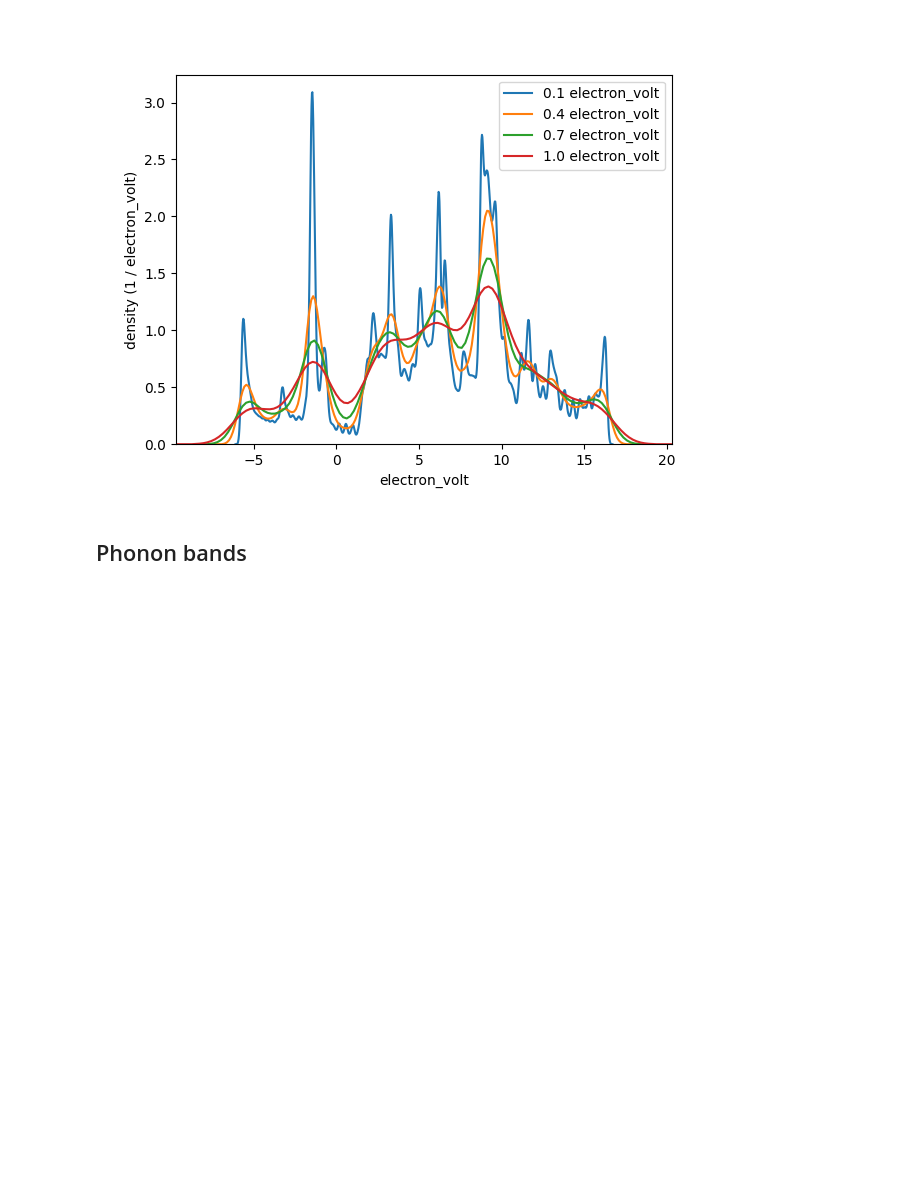
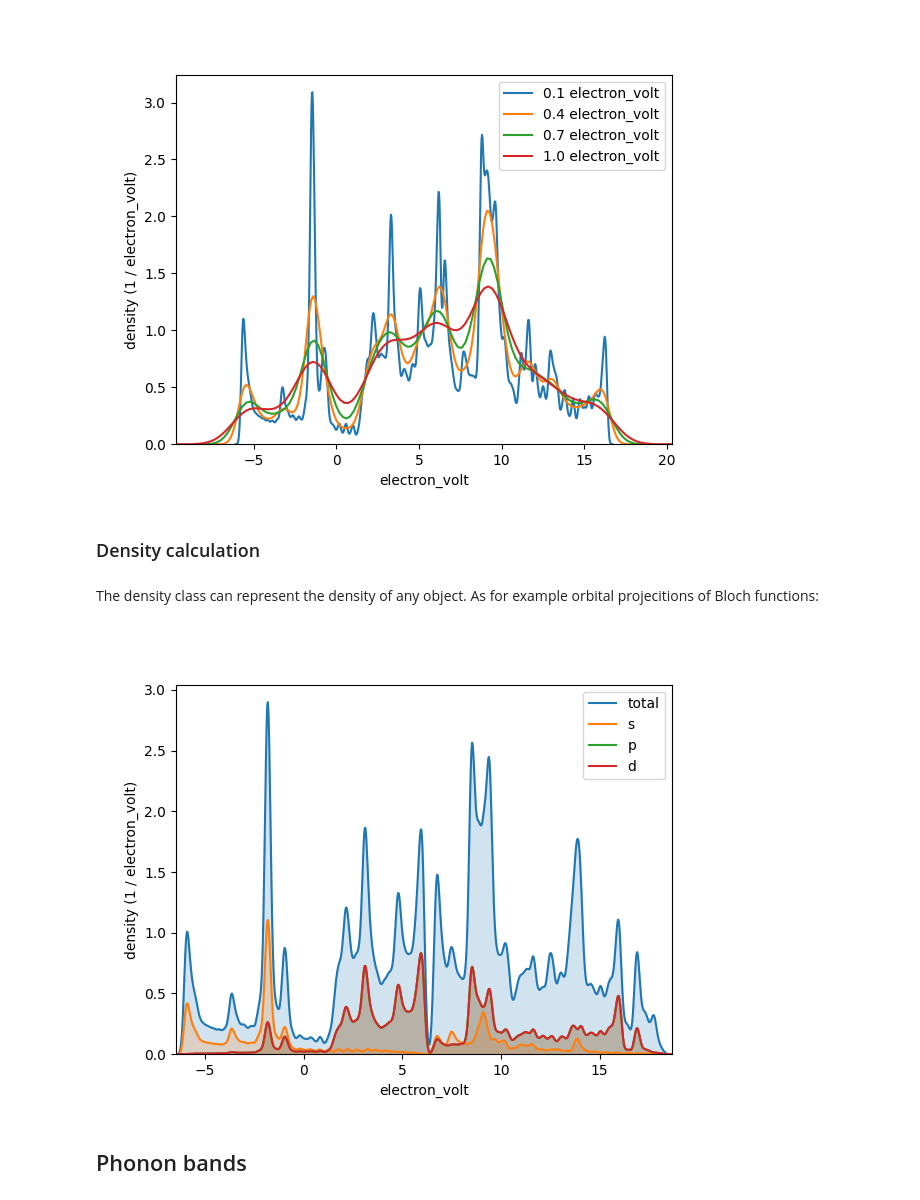
Before and after one commit to Lattay/YAIV, a Jupyter notebook: Tutorial/spectrum.ipynb, the cells around one changed output. Cells and saved outputs as stored; diff of their text form; code cells hidden in the pictures; blank space fills up the shorter version.

Commit message:
Add Density example to Tutorial

```diff
--- a/Tutorial/spectrum.ipynb
+++ b/Tutorial/spectrum.ipynb
@@ -78,6 +78,25 @@ plt.legend()
 plt.show()
 # %% [output]
 [figure]
+# %% [markdown]
+### Density calculation
+# %% [markdown]
+The density class can represent the density of any object. As for example orbital projecitions of Bloch functions:
+# %%
+# Read data:
+data=grep.kpointsEnergies('data/vasp/RESULTS/PROCAR')
+total=spectrum.Density.from_data(x=data.energies,weights=data.weights)
+s=spectrum.Density.from_data(x=data.energies,weights=data.weights,values=data.projections(l=0))
+p=spectrum.Density.from_data(x=data.energies,weights=data.weights,values=data.projections(l=1))
+d=spectrum.Density.from_data(x=data.energies,weights=data.weights,values=data.projections(l=2))
+ax=total.plot(label='total')
+ax=s.plot(ax=ax,label='s')
+ax=p.plot(ax=ax,label='p')
+ax=p.plot(ax=ax,label='d')
+plt.legend()
+plt.show()
+# %% [output]
+[figure, added]
 # %% [markdown]
 ## Phonon bands
 # %%
```
